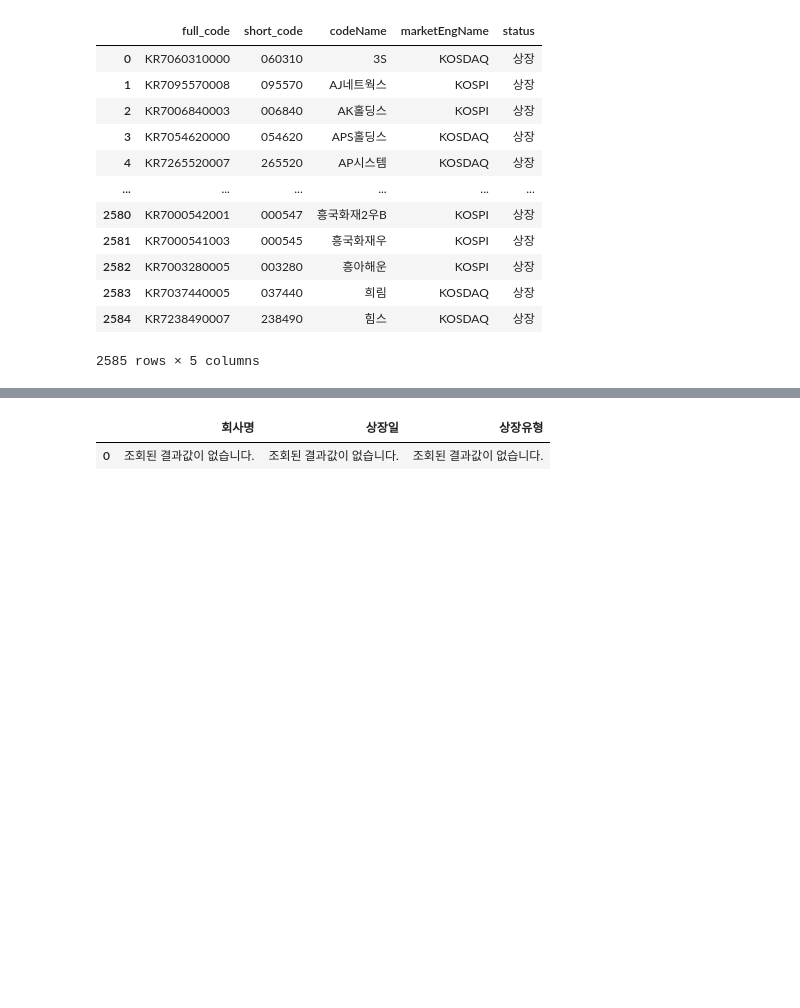
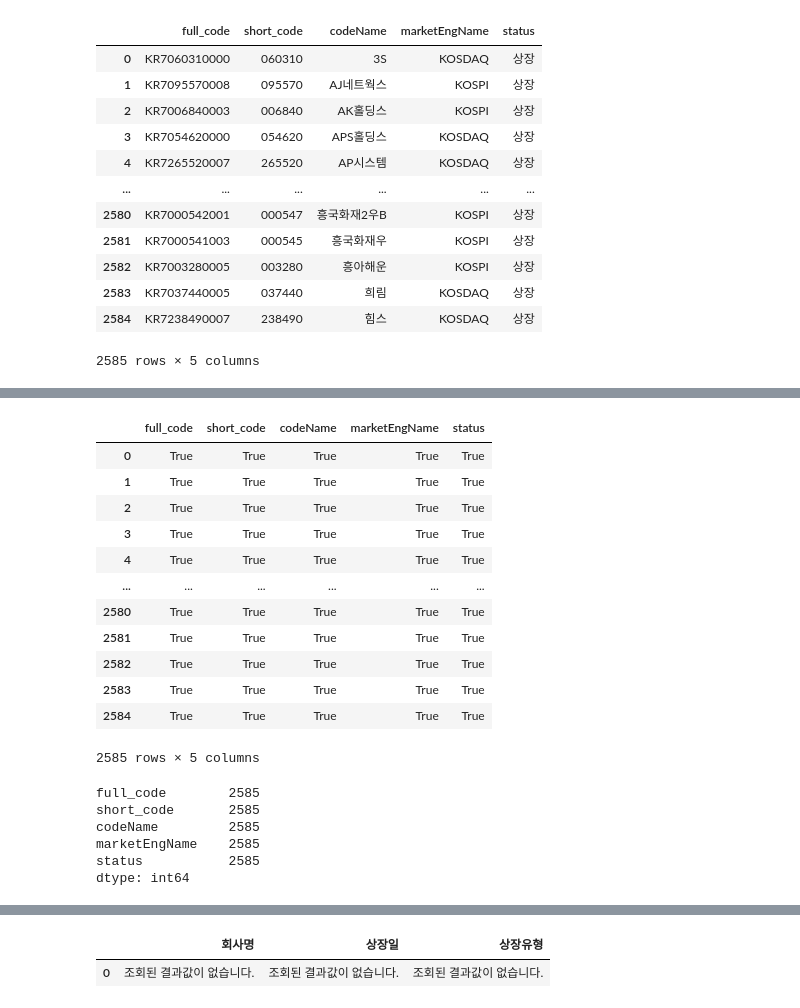
Before and after one commit to baeksumin/k-project, a Jupyter notebook: KRX_data.ipynb, the cells around one changed output, grey strips where cells are left out. Drawn from its saved outputs; the diff is of its cells as text; code cells hidden in the pictures; blank space fills up the shorter version.

```diff
--- a/KRX_data.ipynb
+++ b/KRX_data.ipynb
@@ -189,0 +187,3 @@ full_code[full_code.codeName == delisting.iloc[0,1]]
+# %%
+ #종목코드 6개일때만 상장폐지 항목 변경되었는지 확인하기 위해 full_code 복사본 생성
+full_code_copy = full_code.copy()
@@ -190,3 +206,29 @@ full_code[full_code.codeName == delisting.iloc[0,1]]
+# %%
+full_code_copy == full_code
+# %% [output]
+|  | full_code | short_code | codeName | marketEngName | status |
+| 0 | True | True | True | True | True |
+| 1 | True | True | True | True | True |
+| 2 | True | True | True | True | True |
+| 3 | True | True | True | True | True |
+| 4 | True | True | True | True | True |
+| ... | ... | ... | ... | ... | ... |
+| 2580 | True | True | True | True | True |
+| 2581 | True | True | True | True | True |
+| 2582 | True | True | True | True | True |
+| 2583 | True | True | True | True | True |
+| 2584 | True | True | True | True | True |
+2585 rows × 5 columns
+# %%
+a = full_code_copy == full_code
+a.sum()   #모든 열 합계 2585로 완전 일치하는거 확인.
+# %% [output]
+full_code        2585
+short_code       2585
+codeName         2585
+marketEngName    2585
+status           2585
+dtype: int64
 # %%
 issues_for_administration() #관리종목 검색.
 # %% [output]
```
Also changed, not shown: parts of 8 cells of this notebook.
